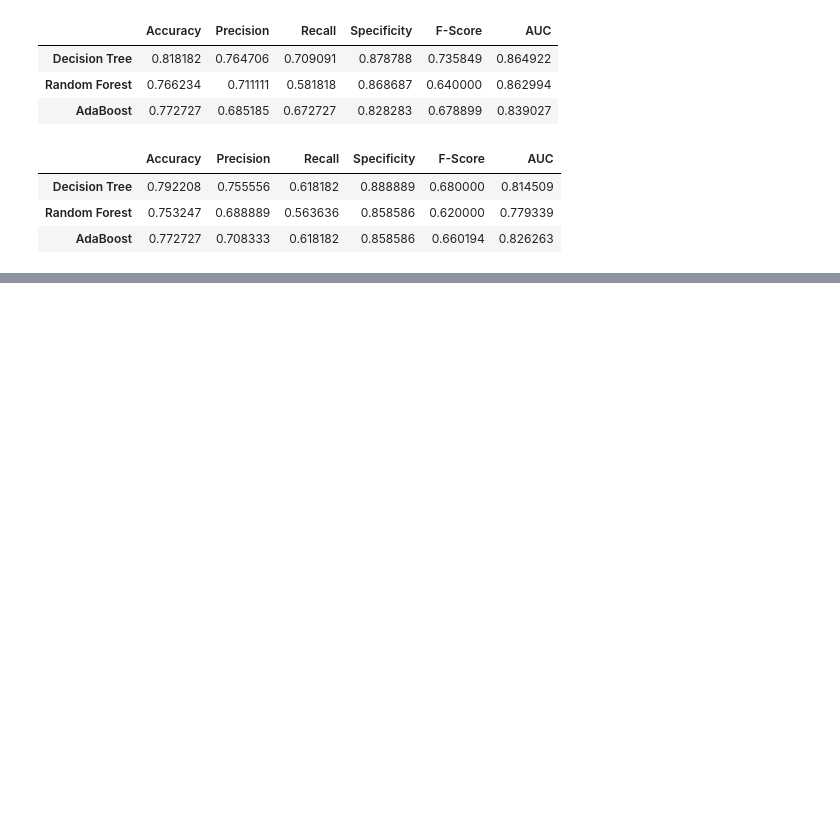
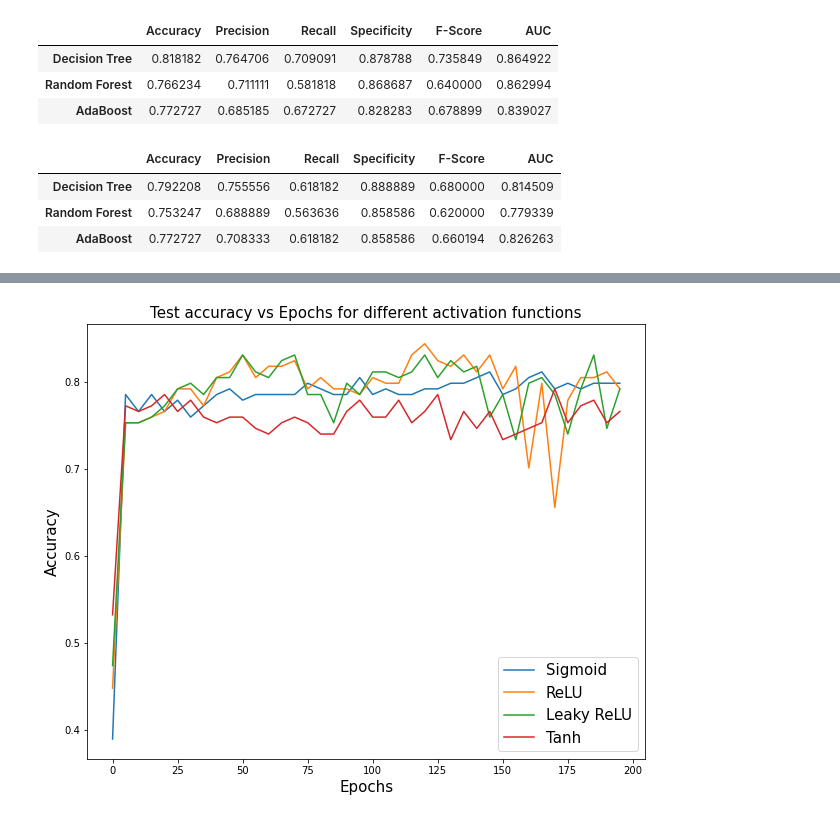
Before and after one commit to matteodales/-FYS-STK4155_Applied_Data_Analysis_and_Machine_Learning, a Jupyter notebook: project3/code/sklearn_analysis.ipynb, the cells around one changed output, grey strips where cells are left out. Cells and saved outputs as stored; diff of their text form; code cells hidden in the pictures; blank space fills up the shorter version.

```diff
--- a/project3/code/sklearn_analysis.ipynb
+++ b/project3/code/sklearn_analysis.ipynb
@@ -371,0 +524,13 @@ plt.savefig("accuracy_grid_search.png")
+# %%
+plt.figure(figsize=(10,8))
+plt.plot(range(0,n_epochs,step),acc_sigm,label='Sigmoid')
+plt.plot(range(0,n_epochs,step),acc_relu,label='ReLU')
+plt.plot(range(0,n_epochs,step),acc_lrelu,label='Leaky ReLU')
+plt.plot(range(0,n_epochs,step),acc_tanh,label='Tanh')
+plt.legend(fontsize=15)
+plt.title("Test accuracy vs Epochs for different activation functions", fontsize=15)
+plt.xlabel("Epochs", fontsize=15)
+plt.ylabel("Accuracy", fontsize=15)
+#plt.savefig("class_nn_activation_functions.png")
+# %% [output]
+[figure, added]
```
Also changed, not shown: parts of 16 cells of this notebook.
